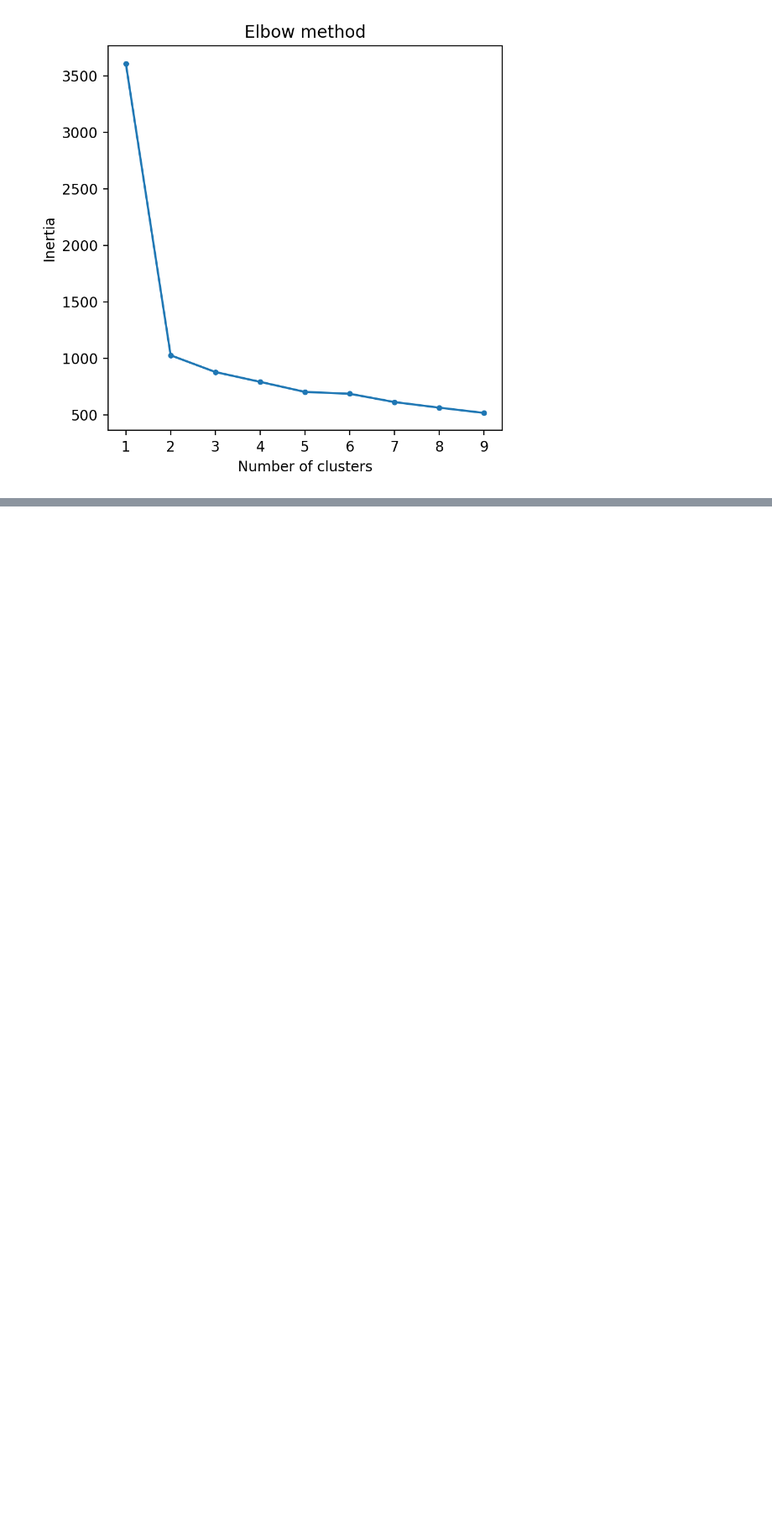
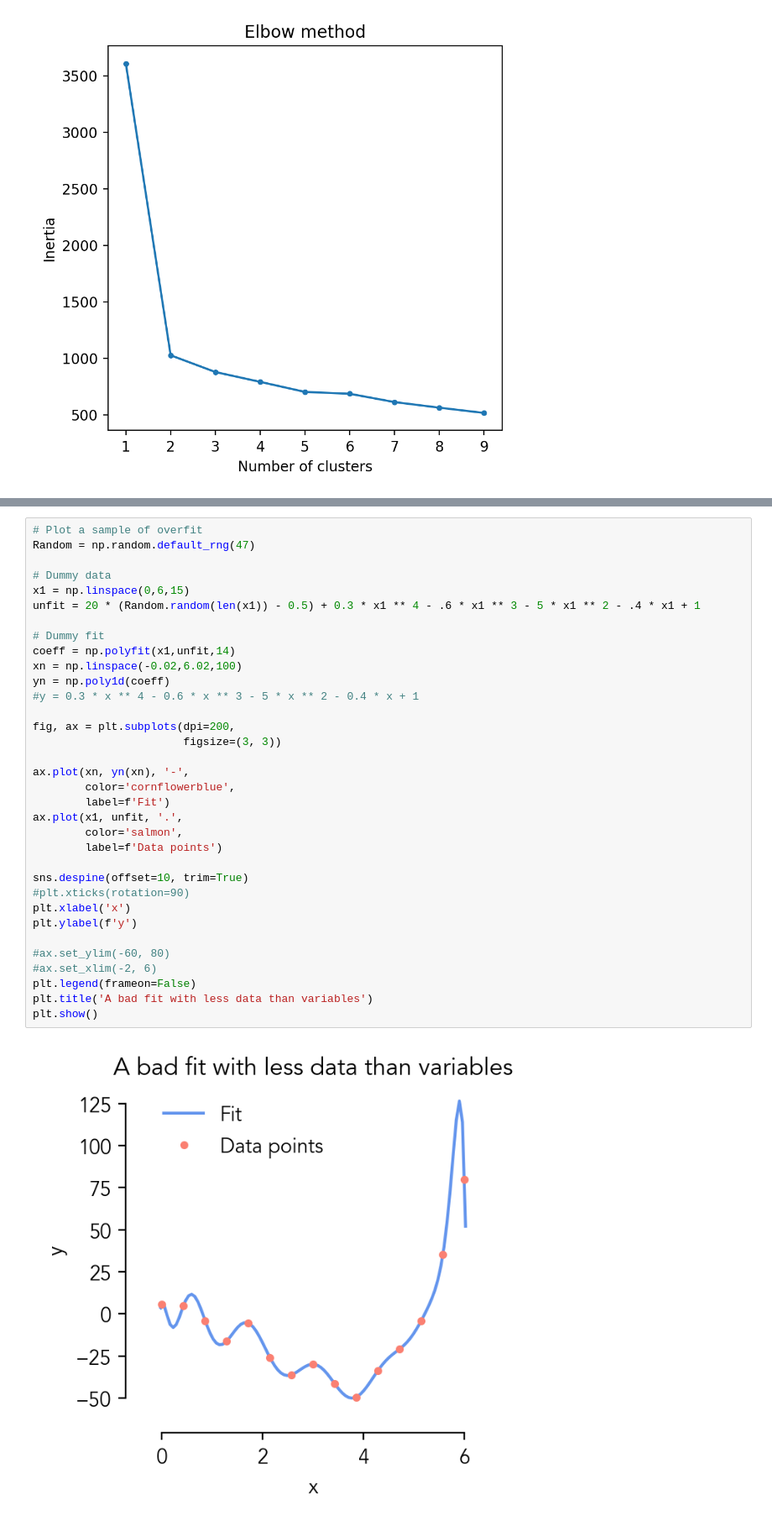
Before and after one commit to xh313/compchem, a Jupyter notebook: ChemOnPythonExplorations.ipynb, the cells around one changed output, grey strips where cells are left out. Shown at 84% size. Drawn from its saved outputs; the diff is of its cells as text; blank space fills up the shorter version.

```diff
--- a/ChemOnPythonExplorations.ipynb
+++ b/ChemOnPythonExplorations.ipynb
@@ -895,0 +1032,36 @@ plt.show()
+# %%
+# Plot a sample of overfit
+Random = np.random.default_rng(47)
+
+# Dummy data
+x1 = np.linspace(0,6,15)
+unfit = 20 * (Random.random(len(x1)) - 0.5) + 0.3 * x1 ** 4 - .6 * x1 ** 3 - 5 * x1 ** 2 - .4 * x1 + 1
+
+# Dummy fit
+coeff = np.polyfit(x1,unfit,14)
+xn = np.linspace(-0.02,6.02,100)
+yn = np.poly1d(coeff)
+#y = 0.3 * x ** 4 - 0.6 * x ** 3 - 5 * x ** 2 - 0.4 * x + 1
+
+fig, ax = plt.subplots(dpi=200,
+                       figsize=(3, 3))
+
+ax.plot(xn, yn(xn), '-',
+        color='cornflowerblue',
+        label=f'Fit')
+ax.plot(x1, unfit, '.',
+        color='salmon',
+        label=f'Data points')
+
+sns.despine(offset=10, trim=True)
+#plt.xticks(rotation=90)
+plt.xlabel('x')
+plt.ylabel(f'y')
+
+#ax.set_ylim(-60, 80)
+#ax.set_xlim(-2, 6)
+plt.legend(frameon=False)
+plt.title('A bad fit with less data than variables')
+plt.show()
+# %% [output]
+[figure, added]
```
Also changed, not shown: parts of 27 cells of this notebook.
